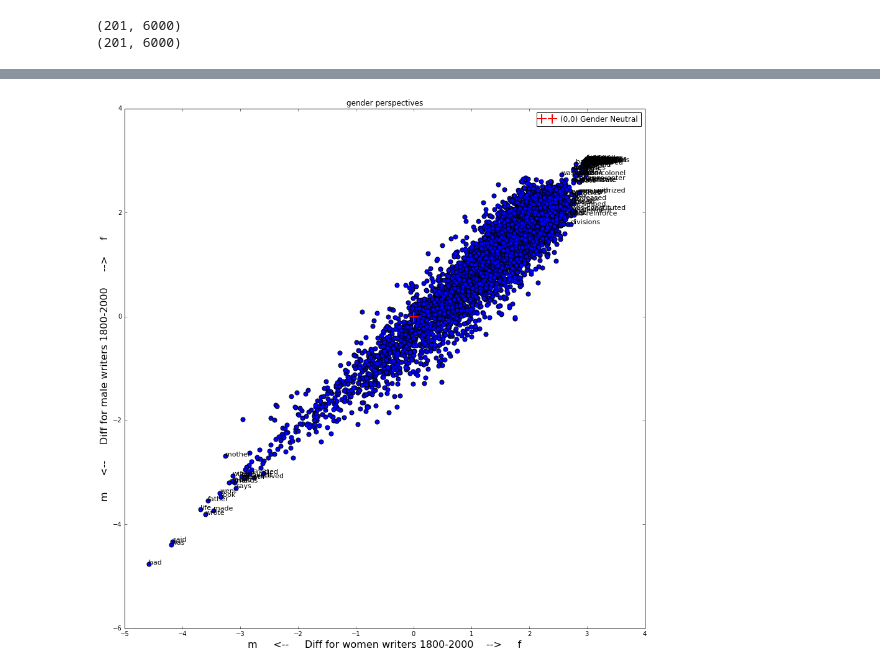
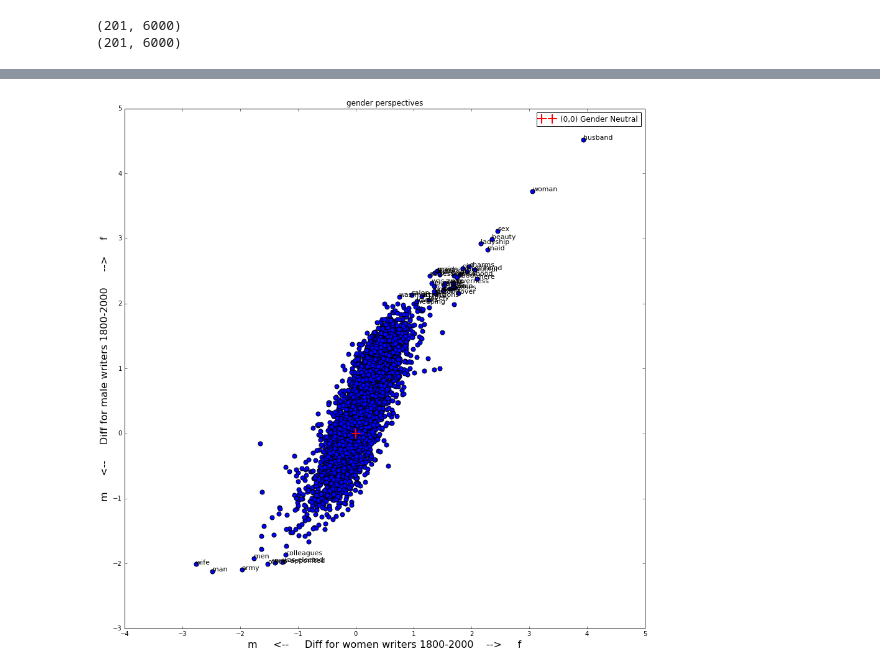
Before and after one commit to tedunderwood/biographies, a Jupyter notebook: code/timeseries_lag_balanced.ipynb, the cells around one changed output, grey strips where cells are left out. Saved outputs shown, nothing was run; the diff lists cells and outputs as text; code cells hidden in the pictures.

Commit message:
new balanced notebook with fixed data

```diff
--- a/code/timeseries_lag_balanced.ipynb
+++ b/code/timeseries_lag_balanced.ipynb
@@ -219,7 +269,7 @@ the_correlations = dict()
 # we're going to create a different dictionary entry
 # for each "shift-ceiling"
 
-for absolute_floor in range(20, 100, 20):
+for absolute_floor in [15, 30, 60, 75, 85]:
     print(absolute_floor)
     shift_ceiling = 14
     shifts = []
@@ -244,7 +294,7 @@ for absolute_floor in range(20, 100, 20):
 
     # we save a list of tuples where x[0] = shift and x[1] = avg corr
 
-for af in range(20, 160, 20):
+for af in [15, 30, 60, 75, 85]:
     x, y = zip(*the_correlations[af])
     plt.plot(x, y)
 
@@ -259,6 +317,7 @@ Correlations over time are consistently weaker when biography is shifted back on
 # %%
-for af in range(20, 100, 20):
+for af in [15, 30, 60, 75, 85]:
     x, y = zip(*the_correlations[af])
     meancorr = sum(y) / len(y)
-    print("From " + str(1780 + af) + " to " + str(1780 + af + 100) + ": " + str(meancorr))
+    print("From " + str(1800 + af) + " to " + str(1800 + af + 100) + " mean: " + str(meancorr) + " and sd: "
+          + str(np.std(y)))
 # %% [output]
@@ -352,0 +488,18 @@ pearsonr(means_df['bio_mean'], means_df['fic_mean'])
+# %%
+relativepath = os.path.join('..', 'data', 'authspecific_fic_logratio.f.csv')
+ffic = pd.read_csv(relativepath)
+
+relativepath = os.path.join('..', 'data', 'authspecific_fic_logratio.m.csv')
+mfic = pd.read_csv(relativepath)
+
+fem_list = list(ffic.columns.values)
+masc_list = list(mfic.columns.values)
+shared_words = set(fem_list).intersection(set(masc_list))
+shared_list = list(shared_words)
+shared_list.pop(shared_list.index('thedate'))
+ffic = ffic[(ffic.thedate > 1799) & (ffic.thedate < 2001)]
+mfic = mfic[(mfic.thedate > 1799) & (mfic.thedate < 2001)]
+ffic = ffic[list(shared_list)]
+mfic = mfic[list(shared_list)]
+print(ffic.shape)
+print(mfic.shape)
@@ -352,0 +509,7 @@ pearsonr(means_df['bio_mean'], means_df['fic_mean'])
+# %%
+fem_mean = ffic.mean(axis=0).reset_index()
+fem_mean.columns = ['word', 'fem_mean']
+masc_mean = mfic.mean(axis=0).reset_index()
+masc_mean.columns = ['word', 'masc_mean']
+gender_df = pd.DataFrame(fem_mean).merge(pd.DataFrame(masc_mean), on='word', how='inner')
+gender_df.head()
@@ -409,33 +683,33 @@ def plot_gender_means(words, frametoplot, adjust=False, title=False, label_outli
     texts = []
     for x, y, s in zip(df['fem_mean'], df['masc_mean'], df['word']):
         if label_outliers:
-            if ((-3 < x < 2.7) == False) | ((-3 < y < 2.7) == False):
+            if ((-1.8 < x < 2) == False) | ((-1.8 < y < 2) == False):
                 texts.append((x, y, s))
 
     plt.legend(loc='best')
     plt.xlabel('m     <--     Diff for women writers 1800-2000    -->     f', fontsize=16, )
     plt.ylabel('m     <--     Diff for male writers 1800-2000     -->     f', fontsize=16)
     if title:
         plt.title(title)
     if normalize_axes:
         ylim = ax0.get_ylim()
         xlim = ax0.get_xlim()
         new_low = min(xlim[0], ylim[0])
         new_hi = max(xlim[1], ylim[1])
         plt.ylim(new_low, new_hi)
         plt.xlim(new_low, new_hi)
 
     if label_outliers:
         for x, y, label in texts:
             plt.annotate(label, xy=(x, y), size = 11)
 
     if save:
         if title:
             plt.savefig('./{}.png'.format(title))
         else:
             plt.savefig('./genderDiffMeans.png')
     plt.show()
 
 plot_gender_means(all_words, gender_df, adjust=True, title="gender perspectives", label_outliers=True, normalize_axes=False, save = False)
 # %% [output]
-[figure, old version]
+[figure, new version]
```
Also changed, not shown: parts of 43 cells of this notebook.
